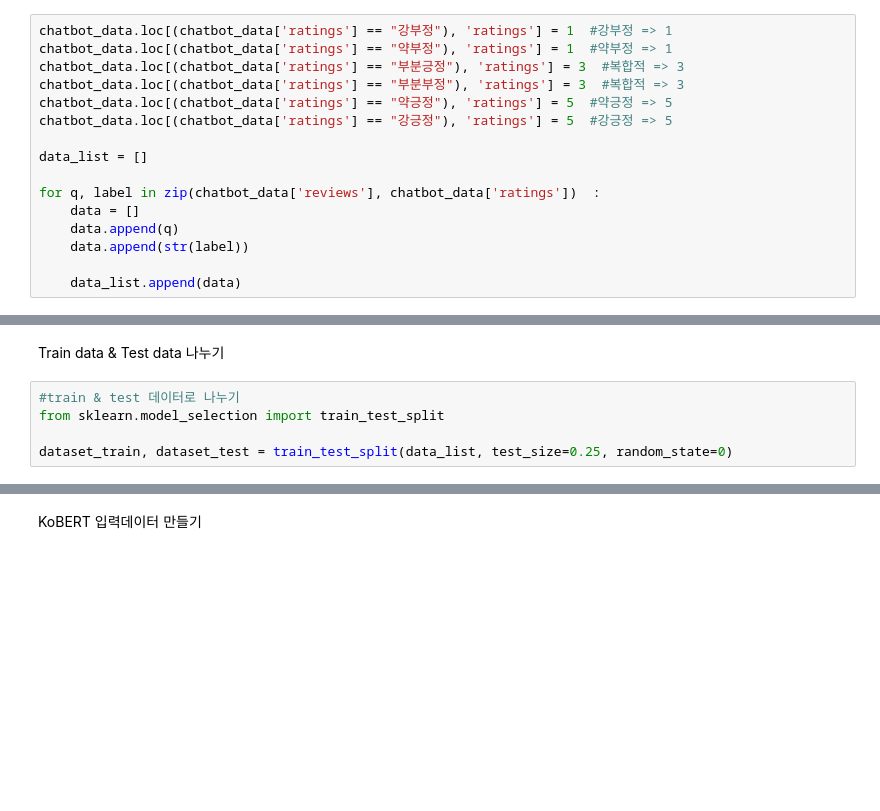
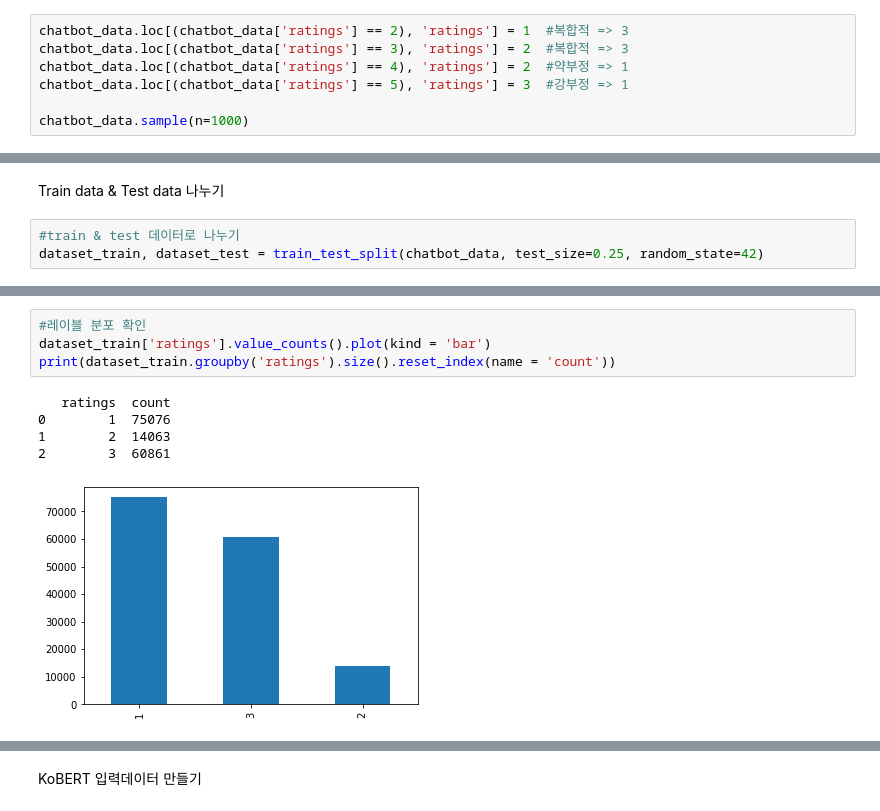
Before and after one commit to Gnow-git/YoutubeCommentSentimentAnalysis, a Jupyter notebook: kobert.ipynb, the cells around one changed output, grey strips where cells are left out. Saved outputs shown, nothing was run; the diff lists cells and outputs as text; blank space fills up the shorter version.

```diff
--- a/kobert.ipynb
+++ b/kobert.ipynb
@@ -101,18 +115,9 @@ chatbot_data.sample(n=10)
 # %% [markdown]
 감정 단어 숫자로 변경
-# %%
-chatbot_data.loc[(chatbot_data['ratings'] == "강부정"), 'ratings'] = 1  #강부정 => 1
-chatbot_data.loc[(chatbot_data['ratings'] == "약부정"), 'ratings'] = 1  #약부정 => 1
-chatbot_data.loc[(chatbot_data['ratings'] == "부분긍정"), 'ratings'] = 3  #복합적 => 3
-chatbot_data.loc[(chatbot_data['ratings'] == "부분부정"), 'ratings'] = 3  #복합적 => 3
-chatbot_data.loc[(chatbot_data['ratings'] == "약긍정"), 'ratings'] = 5  #약긍정 => 5
-chatbot_data.loc[(chatbot_data['ratings'] == "강긍정"), 'ratings'] = 5  #강긍정 => 5
-
-data_list = []
-
-for q, label in zip(chatbot_data['reviews'], chatbot_data['ratings'])  :
-    data = []
-    data.append(q)
-    data.append(str(label))
-
-    data_list.append(data)
+# %%
+chatbot_data.loc[(chatbot_data['ratings'] == 2), 'ratings'] = 1  #복합적 => 3
+chatbot_data.loc[(chatbot_data['ratings'] == 3), 'ratings'] = 2  #복합적 => 3
+chatbot_data.loc[(chatbot_data['ratings'] == 4), 'ratings'] = 2  #약부정 => 1
+chatbot_data.loc[(chatbot_data['ratings'] == 5), 'ratings'] = 3  #강부정 => 1
+
+chatbot_data.sample(n=1000)
@@ -138,9 +160,7 @@ print(data_list[-1])
 Train data & Test data 나누기
 # %%
 #train & test 데이터로 나누기
-from sklearn.model_selection import train_test_split
-
-dataset_train, dataset_test = train_test_split(data_list, test_size=0.25, random_state=0)
+dataset_train, dataset_test = train_test_split(chatbot_data, test_size=0.25, random_state=42)
 # %%
 print('훈련용 리뷰 개수 :', len(dataset_train))
 print('테스트용 리뷰 개수 :', len(dataset_test))
@@ -149,0 +170,10 @@ print('테스트용 리뷰 개수 :', len(dataset_test))
+# %%
+#레이블 분포 확인
+dataset_train['ratings'].value_counts().plot(kind = 'bar')
+print(dataset_train.groupby('ratings').size().reset_index(name = 'count'))
+# %% [output]
+   ratings  count
+0        1  75076
+1        2  14063
+2        3  60861
+[figure, added]
```
Also changed, not shown: parts of 16 cells of this notebook.
